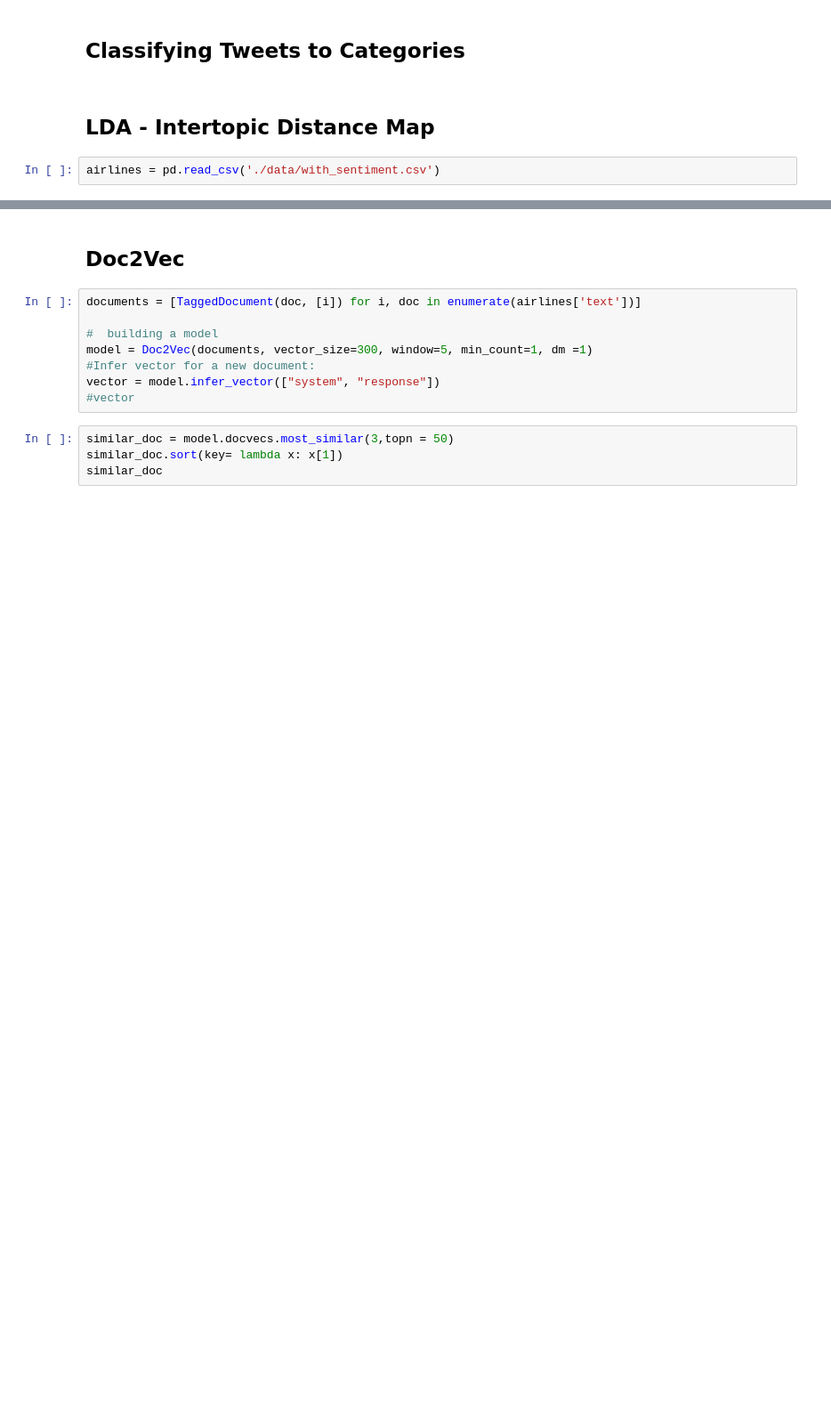
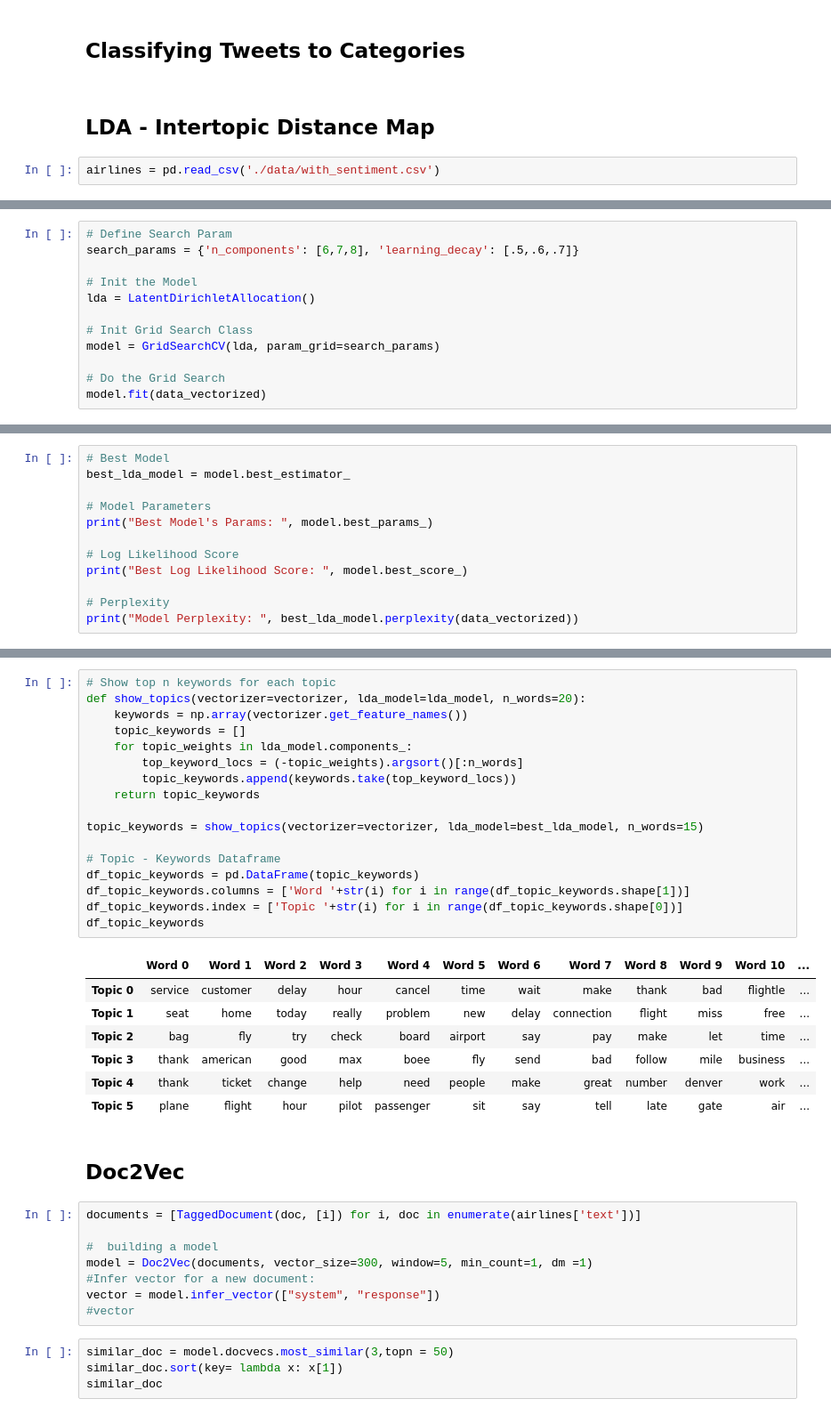
Before and after one commit to kenneth-cheong/Airlines-Tweets-Sentiment-Analysis, a Jupyter notebook: 3_topic_modeling_1.ipynb, the cells around one changed output, grey strips where cells are left out. Shown at 89% size. Drawn from its saved outputs; the diff is of its cells as text; blank space fills up the shorter version.

```diff
--- a/3_topic_modeling_1.ipynb
+++ b/3_topic_modeling_1.ipynb
@@ -89,0 +90,12 @@ topic
+# %%
+# Define Search Param
+search_params = {'n_components': [6,7,8], 'learning_decay': [.5,.6,.7]}
+
+# Init the Model
+lda = LatentDirichletAllocation()
+
+# Init Grid Search Class
+model = GridSearchCV(lda, param_grid=search_params)
+
+# Do the Grid Search
+model.fit(data_vectorized)
@@ -89,0 +120,12 @@ topic
+# %%
+# Best Model
+best_lda_model = model.best_estimator_
+
+# Model Parameters
+print("Best Model's Params: ", model.best_params_)
+
+# Log Likelihood Score
+print("Best Log Likelihood Score: ", model.best_score_)
+
+# Perplexity
+print("Model Perplexity: ", best_lda_model.perplexity(data_vectorized))
@@ -90,3 +165,28 @@ topic
+# %%
+# Show top n keywords for each topic
+def show_topics(vectorizer=vectorizer, lda_model=lda_model, n_words=20):
+    keywords = np.array(vectorizer.get_feature_names())
+    topic_keywords = []
+    for topic_weights in lda_model.components_:
+        top_keyword_locs = (-topic_weights).argsort()[:n_words]
+        topic_keywords.append(keywords.take(top_keyword_locs))
+    return topic_keywords
+
+topic_keywords = show_topics(vectorizer=vectorizer, lda_model=best_lda_model, n_words=15)
+
+# Topic - Keywords Dataframe
+df_topic_keywords = pd.DataFrame(topic_keywords)
+df_topic_keywords.columns = ['Word '+str(i) for i in range(df_topic_keywords.shape[1])]
+df_topic_keywords.index = ['Topic '+str(i) for i in range(df_topic_keywords.shape[0])]
+df_topic_keywords
+# %% [output]
+|  | Word 0 | Word 1 | Word 2 | Word 3 | Word 4 | Word 5 | Word 6 | Word 7 | Word 8 | Word 9 | Word 10 | ... |
+| Topic 0 | service | customer | delay | hour | cancel | time | wait | make | thank | bad | flightle | ... |
+| Topic 1 | seat | home | today | really | problem | new | delay | connection | flight | miss | free | ... |
+| Topic 2 | bag | fly | try | check | board | airport | say | pay | make | let | time | ... |
+| Topic 3 | thank | american | good | max | boee | fly | send | bad | follow | mile | business | ... |
+| Topic 4 | thank | ticket | change | help | need | people | make | great | number | denver | work | ... |
+| Topic 5 | plane | flight | hour | pilot | passenger | sit | say | tell | late | gate | air | ... |
 # %% [markdown]
 ## Doc2Vec
 # %%
```
Also changed, not shown: parts of 16 cells of this notebook, 18 other files.
